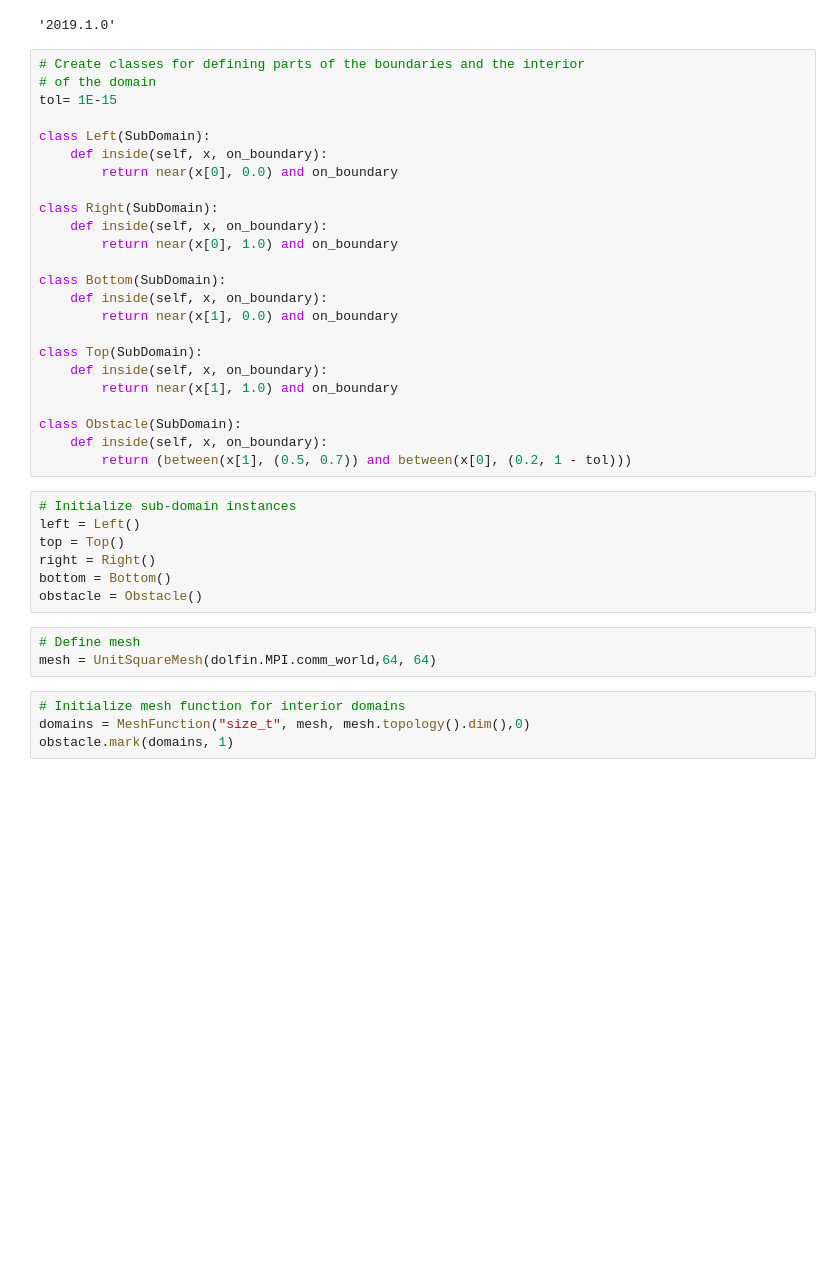
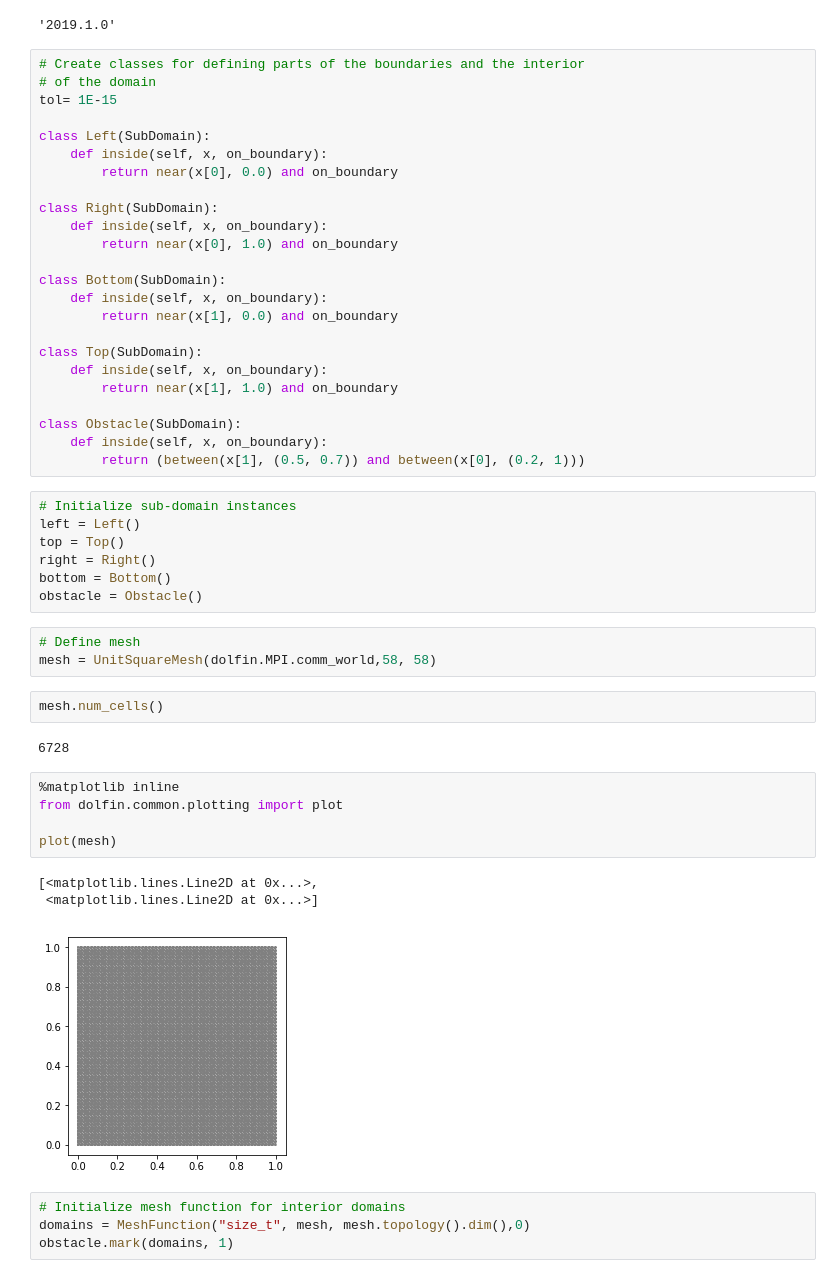
Before and after one commit to iitrabhi/GSoC2019, a Jupyter notebook: Notebooks/2018.1.0/22. Poisson equation with multiple subdomains.ipynb, the cells around one changed output. Cells and saved outputs as stored; diff of their text form; blank space fills up the shorter version.

```diff
--- a/Notebooks/2018.1.0/22. Poisson equation with multiple subdomains.ipynb
+++ b/Notebooks/2018.1.0/22. Poisson equation with multiple subdomains.ipynb
@@ -33,7 +33,7 @@ class Top(SubDomain):
 
 class Obstacle(SubDomain):
     def inside(self, x, on_boundary):
-        return (between(x[1], (0.5, 0.7)) and between(x[0], (0.2, 1 - tol)))
+        return (between(x[1], (0.5, 0.7)) and between(x[0], (0.2, 1)))
 # %%
 # Initialize sub-domain instances
 left = Left()
@@ -43,7 +43,20 @@ bottom = Bottom()
 obstacle = Obstacle()
 # %%
 # Define mesh
-mesh = UnitSquareMesh(dolfin.MPI.comm_world,64, 64)
+mesh = UnitSquareMesh(dolfin.MPI.comm_world,58, 58)
+# %%
+mesh.num_cells()
+# %% [output]
+6728
+# %%
+%matplotlib inline
+from dolfin.common.plotting import plot
+
+plot(mesh)
+# %% [output]
+[<matplotlib.lines.Line2D at 0x...>,
+ <matplotlib.lines.Line2D at 0x...>]
+[figure, added]
 # %%
 # Initialize mesh function for interior domains
 domains = MeshFunction("size_t", mesh, mesh.topology().dim(),0)
```
Also changed, not shown: parts of 12 cells of this notebook, 11 other files.
